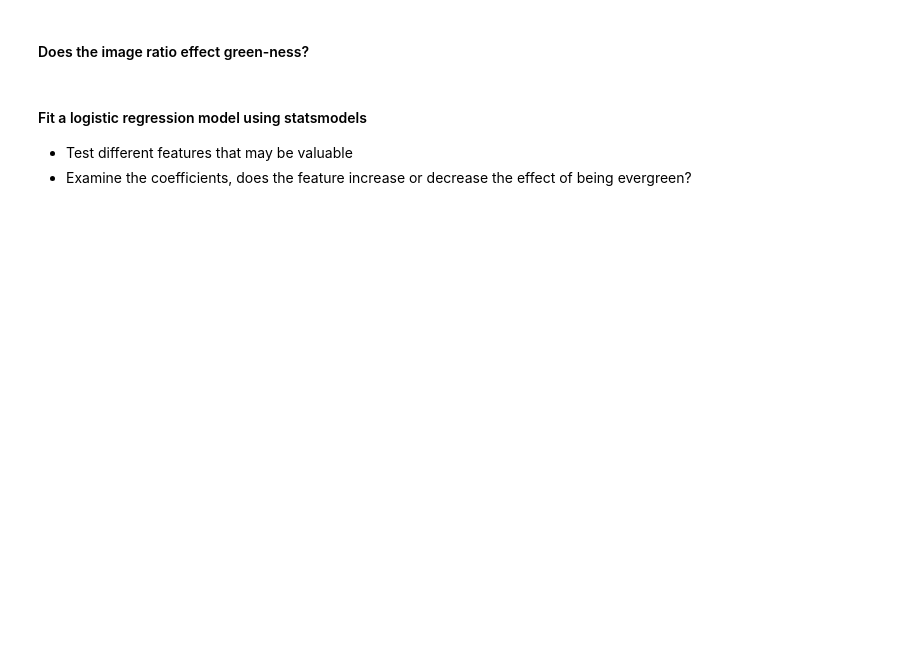
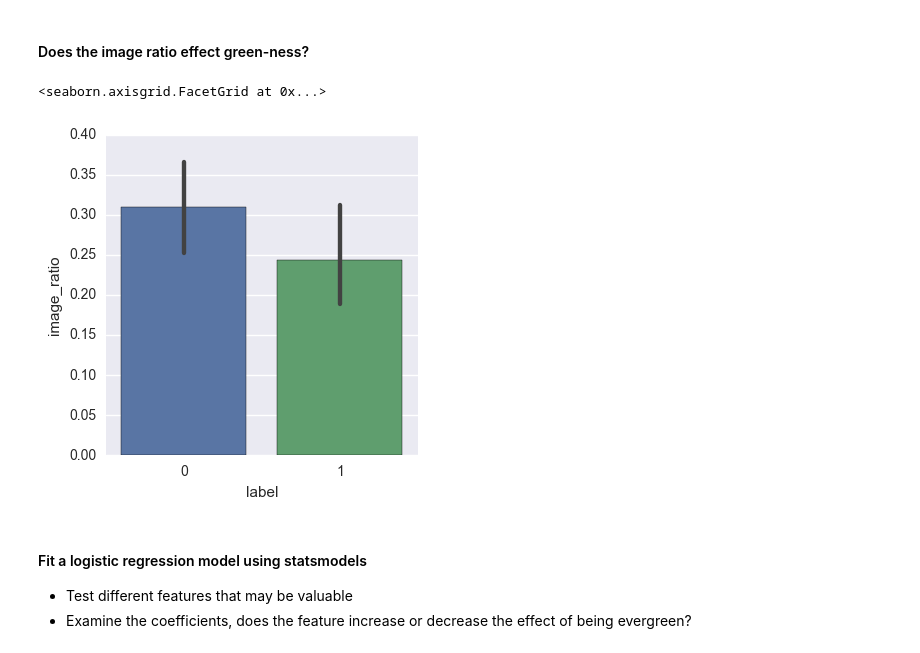
Before and after one commit to shetty83/dsi-sea-week04-2.2, a Jupyter notebook: code/starter-code/starter-code.ipynb, the cells around one changed output. Saved outputs shown, nothing was run; the diff lists cells and outputs as text; code cells hidden in the pictures; blank space fills up the shorter version.

```diff
--- a/code/starter-code/starter-code.ipynb
+++ b/code/starter-code/starter-code.ipynb
@@ -76,0 +109,5 @@ data[['title', 'label']].head()
+# %%
+sns.factorplot(x="label", y="image_ratio", data=data, kind="bar")
+# %% [output]
+<seaborn.axisgrid.FacetGrid at 0x...>
+[figure, added]
```
Also changed, not shown: parts of 19 cells of this notebook.
